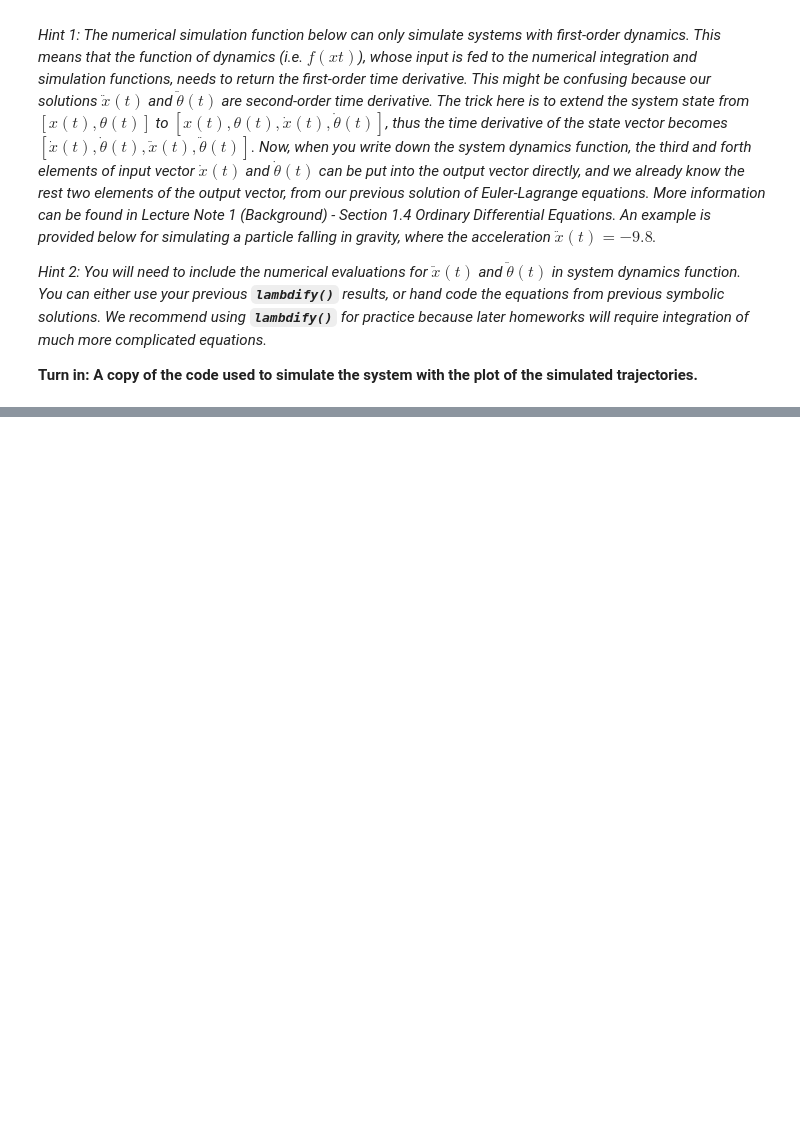
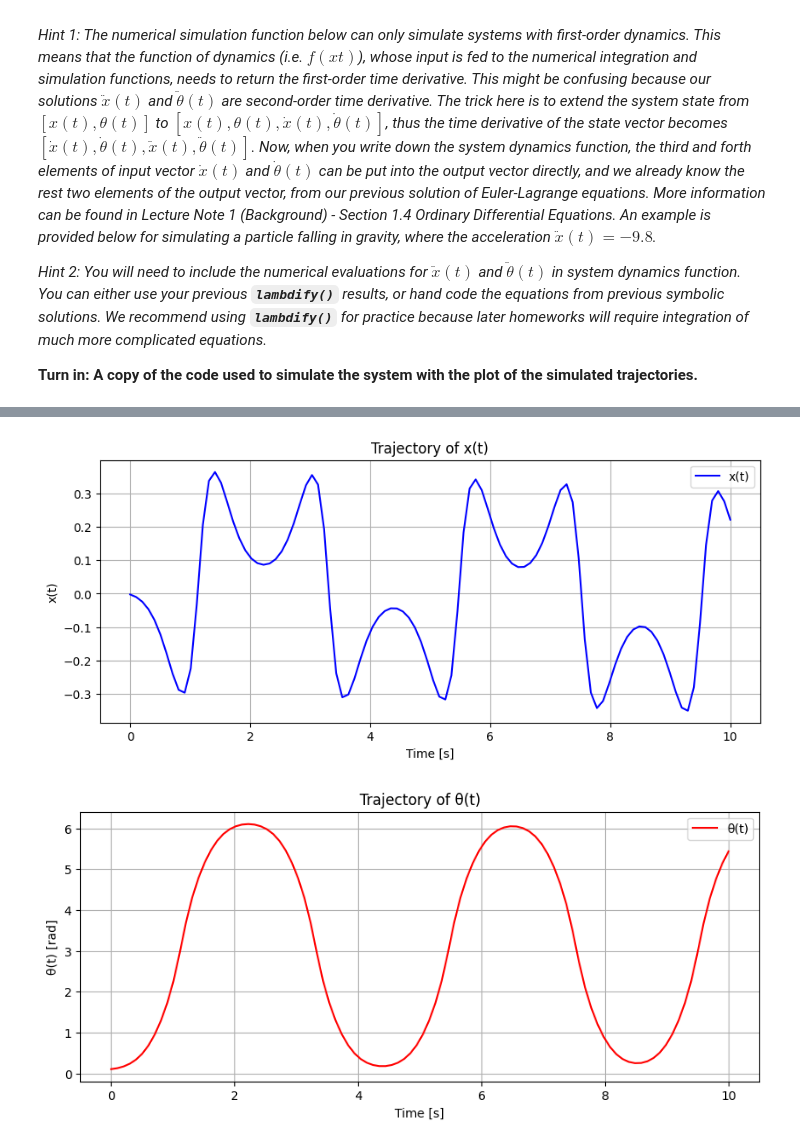
Before and after one commit to AfricanDaniel/me_314, a Jupyter notebook: hw/hw1/HW_1.ipynb, the cells around one changed output, grey strips where cells are left out. Drawn from its saved outputs; the diff is of its cells as text; code cells hidden in the pictures; blank space fills up the shorter version.

```diff
--- a/hw/hw1/HW_1.ipynb
+++ b/hw/hw1/HW_1.ipynb
@@ -320,35 +256,28 @@ Based on your solution in Problem 5, compute the Euler-Lagrange equations for th
 # %%
 # Time variable
 t = sp.symbols('t')
-g = sp.symbols('g')
-
-T_sym, V_sym , L_sym = sym.symbols('T V L')
 
 # Generalized coordinates as functions of time
 x = sp.Function('x')(t)
 theta = sp.Function(r'\theta')(t)
 
-# Masses and constants
-M, m, R = sp.symbols('M m R')
-
 # Velocities
-x1_dot = sp.diff(x, t)
+x_dot = sp.diff(x, t)
 theta_dot = sp.diff(theta, t)
 
 # Kinetic energy
-T = (sp.Rational(1,2) * (M + m) * x1_dot**2 + sp.Rational(1,2) * m * R**2 * theta_dot**2
-     + R * m * sym.cos(theta) * theta_dot * x1_dot)
-#T = (1/2)*m1*x1_dot**2 + (1/2)*m2*x2_dot**2
+T_cart = sp.Rational(1,2) * M * x_dot**2
+T_pend = sp.Rational(1,2) * m * ((x_dot + R*sp.cos(theta)*theta_dot)**2 + (R*sp.sin(theta)*theta_dot)**2)
+T = T_cart + T_pend
 
 # Potential energy
-V = R * m * sym.sin(theta) * g
-#V = (1/2)*k1*x1**2 + (1/2)*k2*(x2 - x1)**2
+V = m*g*R*sp.cos(theta)
 
 # Lagrangian
 L = T - V
 
 # Euler-Lagrange for x1
-dLd_x1dot = sp.diff(L, x1_dot)
+dLd_x1dot = sp.diff(L, x_dot)
 d_dt__dLd_x1dot = sp.diff(dLd_x1dot, t)
 dLd_x1 = sp.diff(L, x1)
 EL1 = sp.simplify(d_dt__dLd_x1dot - dLd_x1)
@@ -359,5 +288,7 @@ d_dt__dLd_theta_dot = sp.diff(dLd_theta_dot, t)
 dLd_x2 = sp.diff(L, theta)
 EL2 = sp.simplify(d_dt__dLd_theta_dot - dLd_x2)
 
-EL1, EL2
+el_eqns = [EL1, EL2]
+
+display(el_eqns)
 # %% [output]
@@ -558,0 +445,25 @@ $\displaystyle - \frac{\left(M g + R m \cos{\left(\theta{\left(t \right)} \right
+# %%
+import matplotlib.pyplot as plt
+
+
+plt.figure(figsize=(10,4))
+plt.plot(tvec, traj[0,:], label="x(t)", color="blue")
+plt.xlabel("Time [s]")
+plt.ylabel("x(t)")
+plt.title("Trajectory of x(t)")
+plt.grid(True)
+plt.legend()
+plt.show()
+
+# Plot theta(t)
+plt.figure(figsize=(10,4))
+plt.plot(tvec, traj[2,:], label="θ(t)", color="red")
+plt.xlabel("Time [s]")
+plt.ylabel("θ(t) [rad]")
+plt.title("Trajectory of θ(t)")
+plt.grid(True)
+plt.legend()
+plt.show()
+# %% [output]
+[figure, added]
+[figure, added]
```
Also changed, not shown: parts of 12 cells of this notebook, 1 other file.
